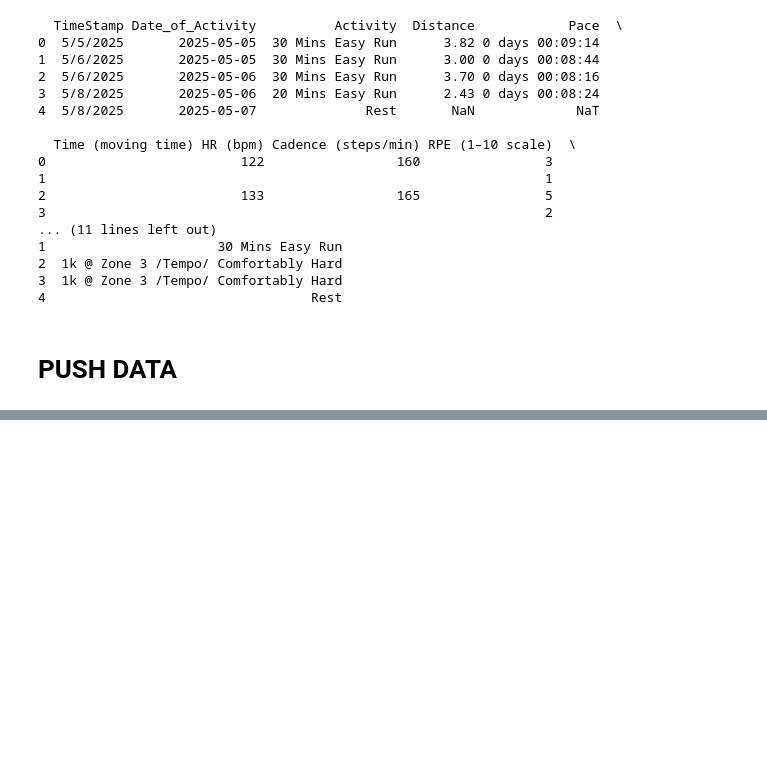
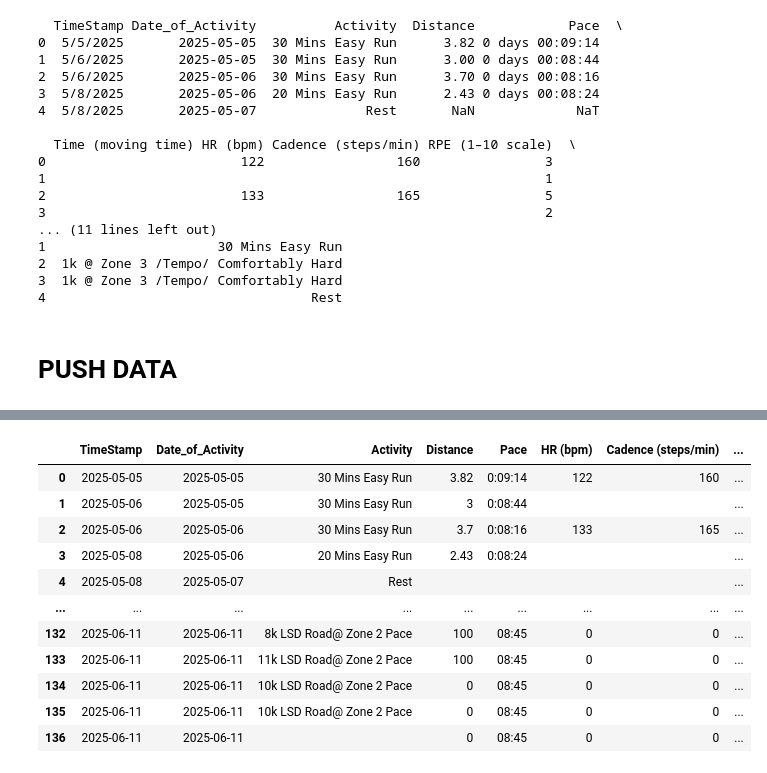
Before and after one commit to ssc0ttie/running_app, a Jupyter notebook: models/analysis.ipynb, the cells around one changed output, grey strips where cells are left out. Saved outputs shown, nothing was run; the diff lists cells and outputs as text; code cells hidden in the pictures; blank space fills up the shorter version.

Commit message:
concat historical and newlog

```diff
--- a/models/analysis.ipynb
+++ b/models/analysis.ipynb
@@ -356,0 +343,80 @@ for row in worksheet.get_all_values():
+# %%
+import gspread
+from oauth2client.service_account import ServiceAccountCredentials
+import streamlit as st
+import pandas as pd
+from datetime import datetime
+
+def get_gsheet_client():
+    scope = [
+        "https://spreadsheets.google.com/feeds",
+        "https://www.googleapis.com/auth/drive",
+    ]
+    creds = ServiceAccountCredentials.from_json_keyfile_dict(st.secrets["google_sheets"], scope)
+    client = gspread.authorize(creds)
+    return client
+
+client = get_gsheet_client()
+sheet = client.open_by_key("1RDIWNLnrMR9SxR6uMxI-BuQlkefXPsGTlaQx2PQ7ENM")
+# USING "for streamlit" tab - for historical
+worksheet = sheet.get_worksheet_by_id(1508007696)  # or use get_worksheet_by_id(gid)
+data = worksheet.get_all_values()
+
+df = pd.DataFrame(data)
+
+# RENAME HEADERS#
+df.rename(
+    columns={
+        0: "TimeStamp",
+        1: "Date_of_Activity",
+        2: "Activity",
+        3: "Distance",
+        4: "Pace",
+        5: "HR (bpm)",
+        6: "Cadence (steps/min)",
+        7: "RPE (1–10 scale)",
+        8: "Shoe",
+        9: "Remarks",
+        10: "Member Name",
+    },
+    inplace=True,
+)
+
+#######DATA CLEANUP######
+
+# WEEK LOOKUP
+client = get_gsheet_client()
+sheet = client.open_by_key("1RDIWNLnrMR9SxR6uMxI-BuQlkefXPsGTlaQx2PQ7ENM")
+week_lookup_worksheet = sheet.get_worksheet_by_id(
+    336401596
+)  # or use get_worksheet_by_id(gid)
+week_lookup_data = week_lookup_worksheet.get_all_records()
+
+# streamlit_new_source - for new logs
+newsource_worksheet = sheet.get_worksheet_by_id(1611308583)
+new_source_data = newsource_worksheet.get_all_records()
+
+################################################################
+df2 = pd.DataFrame(week_lookup_data)
+df3 = pd.DataFrame(new_source_data)
+# df3["Pace"] = pd.to_timedelta(df3["Pace"])
+# df3["Date_of_Activity"] = pd.to_datetime(df3["Date_of_Activity"], errors="coerce")
+
+
+# CONCAT HISTORICAL AND NEWLOG
+df = pd.concat([df, df3], ignore_index=True)
+
+df
+# %% [output]
+|  | TimeStamp | Date_of_Activity | Activity | Distance | Pace | HR (bpm) | Cadence (steps/min) | ... |
+| 0 | 2025-05-05 | 2025-05-05 | 30 Mins Easy Run | 3.82 | 0:09:14 | 122 | 160 | ... |
+| 1 | 2025-05-06 | 2025-05-05 | 30 Mins Easy Run | 3 | 0:08:44 |  |  | ... |
+| 2 | 2025-05-06 | 2025-05-06 | 30 Mins Easy Run | 3.7 | 0:08:16 | 133 | 165 | ... |
+| 3 | 2025-05-08 | 2025-05-06 | 20 Mins Easy Run | 2.43 | 0:08:24 |  |  | ... |
+| 4 | 2025-05-08 | 2025-05-07 | Rest |  |  |  |  | ... |
+| ... | ... | ... | ... | ... | ... | ... | ... | ... |
+| 132 | 2025-06-11 | 2025-06-11 | 8k LSD Road@ Zone 2 Pace | 100 | 08:45 | 0 | 0 | ... |
+| 133 | 2025-06-11 | 2025-06-11 | 11k LSD Road@ Zone 2 Pace | 100 | 08:45 | 0 | 0 | ... |
+| 134 | 2025-06-11 | 2025-06-11 | 10k LSD Road@ Zone 2 Pace | 0 | 08:45 | 0 | 0 | ... |
+| 135 | 2025-06-11 | 2025-06-11 | 10k LSD Road@ Zone 2 Pace | 0 | 08:45 | 0 | 0 | ... |
+| 136 | 2025-06-11 | 2025-06-11 |  | 0 | 08:45 | 0 | 0 | ... |
```
Also changed, not shown: parts of 6 cells of this notebook, 3 other files.
